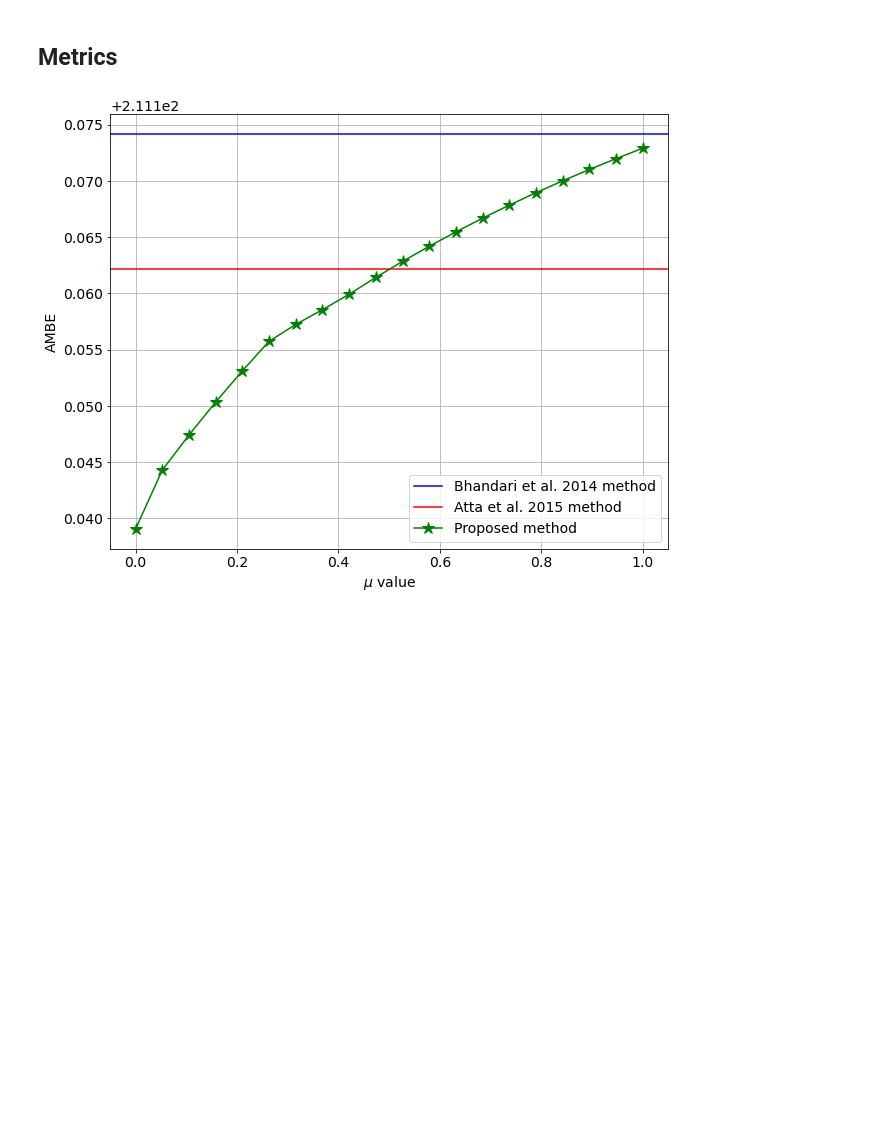
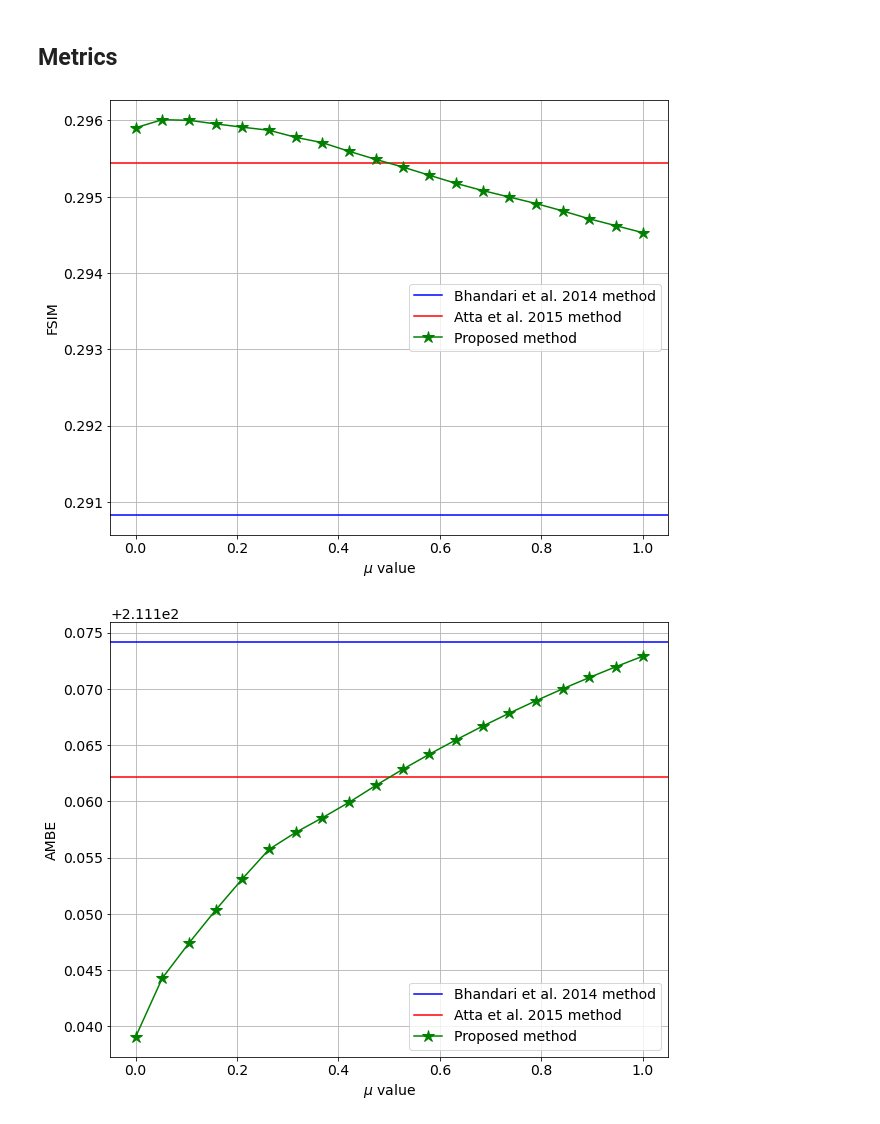
Before and after one commit to mrugnivenko/Skoltech-NLA-MRI, a Jupyter notebook: MRI-contrast-Copy1.ipynb, the cells around one changed output. Drawn from its saved outputs; the diff is of its cells as text; code cells hidden in the pictures; blank space fills up the shorter version.

Commit message:
FSIM added

```diff
--- a/MRI-contrast-Copy1.ipynb
+++ b/MRI-contrast-Copy1.ipynb
@@ -295,6 +298,19 @@ for ax in axs.flat:
 ## Metrics
 # %%
 from metrics import psnr, qrcm, ssim, EME, AMBE
+# %%
+plt.figure(figsize=(10,8))
+plt.rc('font', **{'size':14})
+plt.axhline(fsim(A1.reshape(256,256,1),brain1.reshape(256,256,1)), color = 'b', label = 'Bhandari et al. 2014 method')
+plt.axhline(fsim(A1.reshape(256,256,1),brain2.reshape(256,256,1)), color = 'r', label = 'Atta et al. 2015 method')
+plt.plot(np.linspace(0,1,20), [fsim(A1.reshape(256,256,1),x.reshape(256,256,1)) for x in brains_3], '*-', markersize=12, color = 'g', label = 'Proposed method')
+plt.xlabel('$\mu$ value')
+plt.legend()
+plt.ylabel('FSIM')
+plt.grid(True)
+plt.show()
+# %% [output]
+[figure, added]
 # %%
 plt.figure(figsize=(10,8))
 plt.rc('font', **{'size':14})
```
Also changed, not shown: parts of 2 cells of this notebook.
